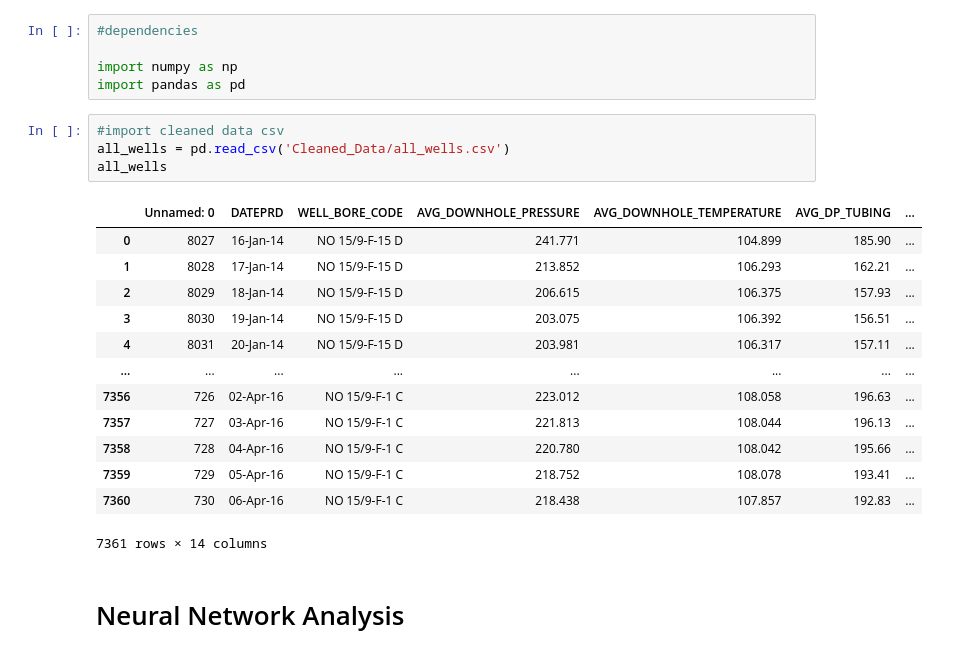
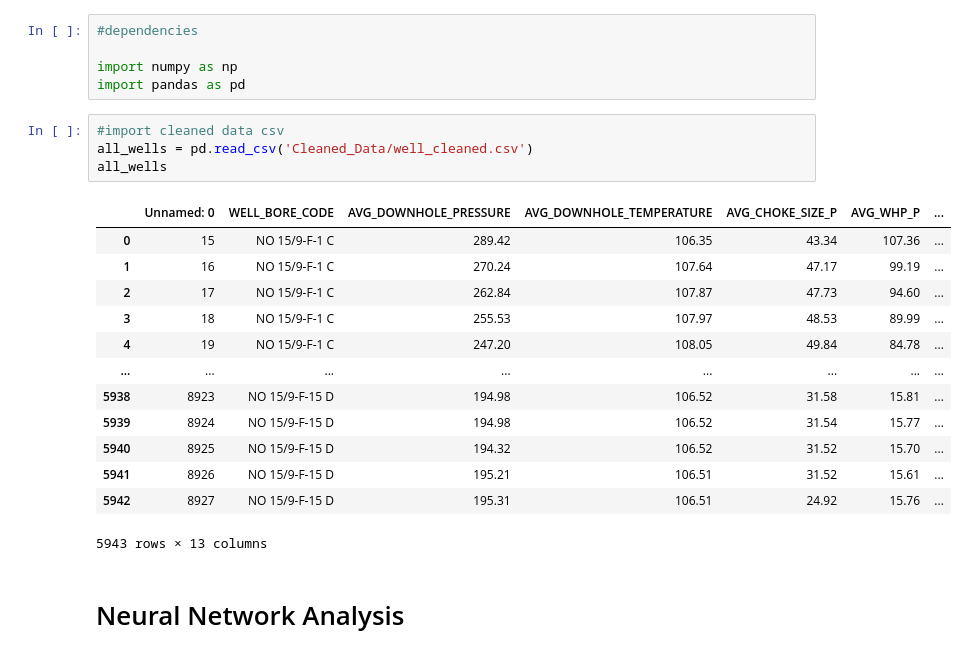
Before and after one commit to sgk2004/Volve-Dataset, a Jupyter notebook: NeuralAnalysis.ipynb, the cells around one changed output. Cells and saved outputs as stored; diff of their text form.

```diff
--- a/NeuralAnalysis.ipynb
+++ b/NeuralAnalysis.ipynb
@@ -5,22 +5,22 @@ import numpy as np
 import pandas as pd
 # %%
 #import cleaned data csv
-all_wells = pd.read_csv('Cleaned_Data/all_wells.csv')
+all_wells = pd.read_csv('Cleaned_Data/well_cleaned.csv')
 all_wells
 # %% [output]
-|  | Unnamed: 0 | DATEPRD | WELL_BORE_CODE | AVG_DOWNHOLE_PRESSURE | AVG_DOWNHOLE_TEMPERATURE | AVG_DP_TUBING | ... |
-| 0 | 8027 | 16-Jan-14 | NO 15/9-F-15 D | 241.771 | 104.899 | 185.90 | ... |
-| 1 | 8028 | 17-Jan-14 | NO 15/9-F-15 D | 213.852 | 106.293 | 162.21 | ... |
-| 2 | 8029 | 18-Jan-14 | NO 15/9-F-15 D | 206.615 | 106.375 | 157.93 | ... |
-| 3 | 8030 | 19-Jan-14 | NO 15/9-F-15 D | 203.075 | 106.392 | 156.51 | ... |
-| 4 | 8031 | 20-Jan-14 | NO 15/9-F-15 D | 203.981 | 106.317 | 157.11 | ... |
+|  | Unnamed: 0 | WELL_BORE_CODE | AVG_DOWNHOLE_PRESSURE | AVG_DOWNHOLE_TEMPERATURE | AVG_CHOKE_SIZE_P | AVG_WHP_P | ... |
+| 0 | 15 | NO 15/9-F-1 C | 289.42 | 106.35 | 43.34 | 107.36 | ... |
+| 1 | 16 | NO 15/9-F-1 C | 270.24 | 107.64 | 47.17 | 99.19 | ... |
+| 2 | 17 | NO 15/9-F-1 C | 262.84 | 107.87 | 47.73 | 94.60 | ... |
+| 3 | 18 | NO 15/9-F-1 C | 255.53 | 107.97 | 48.53 | 89.99 | ... |
+| 4 | 19 | NO 15/9-F-1 C | 247.20 | 108.05 | 49.84 | 84.78 | ... |
 | ... | ... | ... | ... | ... | ... | ... | ... |
-| 7356 | 726 | 02-Apr-16 | NO 15/9-F-1 C | 223.012 | 108.058 | 196.63 | ... |
-| 7357 | 727 | 03-Apr-16 | NO 15/9-F-1 C | 221.813 | 108.044 | 196.13 | ... |
-| 7358 | 728 | 04-Apr-16 | NO 15/9-F-1 C | 220.780 | 108.042 | 195.66 | ... |
-| 7359 | 729 | 05-Apr-16 | NO 15/9-F-1 C | 218.752 | 108.078 | 193.41 | ... |
-| 7360 | 730 | 06-Apr-16 | NO 15/9-F-1 C | 218.438 | 107.857 | 192.83 | ... |
+| 5938 | 8923 | NO 15/9-F-15 D | 194.98 | 106.52 | 31.58 | 15.81 | ... |
+| 5939 | 8924 | NO 15/9-F-15 D | 194.98 | 106.52 | 31.54 | 15.77 | ... |
+| 5940 | 8925 | NO 15/9-F-15 D | 194.32 | 106.52 | 31.52 | 15.70 | ... |
+| 5941 | 8926 | NO 15/9-F-15 D | 195.21 | 106.51 | 31.52 | 15.61 | ... |
+| 5942 | 8927 | NO 15/9-F-15 D | 195.31 | 106.51 | 24.92 | 15.76 | ... |
-7361 rows × 14 columns
+5943 rows × 13 columns
 # %% [markdown]
 # Neural Network Analysis
 # %% [markdown]
```
Also changed, not shown: parts of 12 cells of this notebook.
